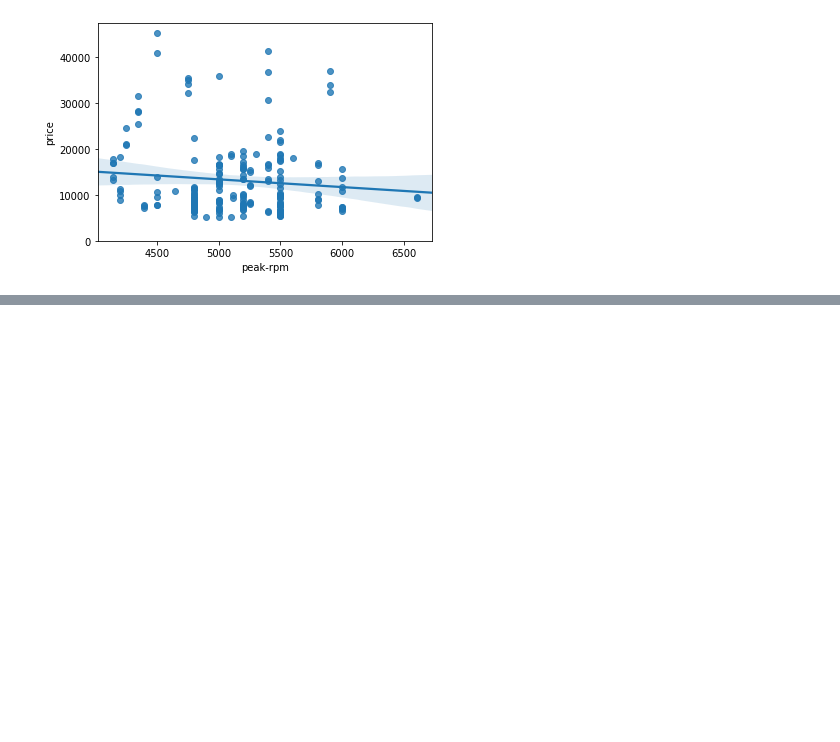
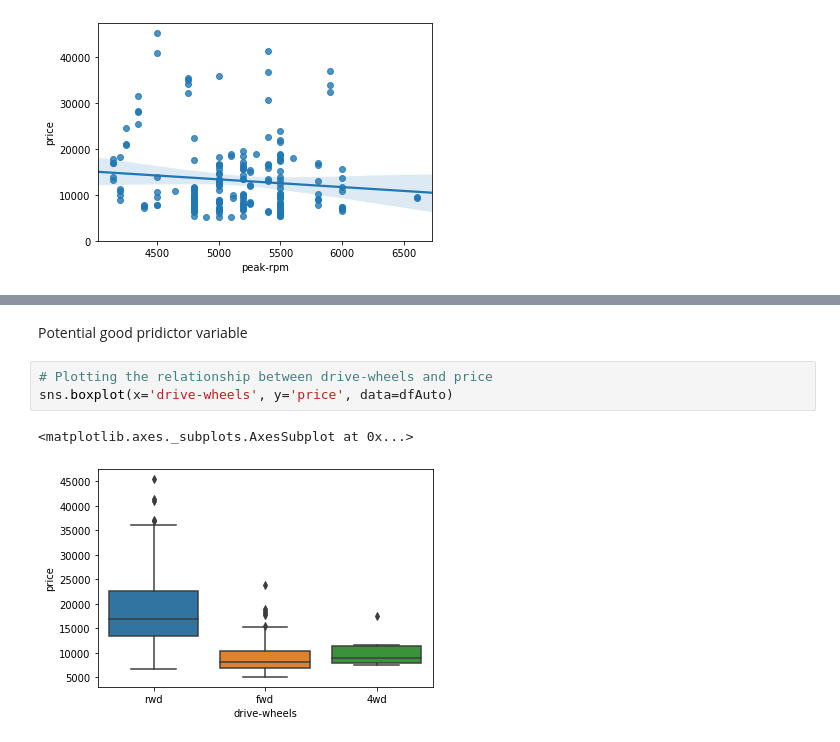
Before and after one commit to arorapankaj/cs_py_automobile_85, a Jupyter notebook: code/03_exploratory_data_analysis.ipynb, the cells around one changed output, grey strips where cells are left out. Drawn from its saved outputs; the diff is of its cells as text; blank space fills up the shorter version.

```diff
--- a/code/03_exploratory_data_analysis.ipynb
+++ b/code/03_exploratory_data_analysis.ipynb
@@ -102,0 +125,8 @@ plt.ylim(0,)
+# %% [markdown]
+Potential good pridictor variable
+# %%
+# Plotting the relationship between drive-wheels and price
+sns.boxplot(x='drive-wheels', y='price', data=dfAuto)
+# %% [output]
+<matplotlib.axes._subplots.AxesSubplot at 0x...>
+[figure, added]
```
Also changed, not shown: parts of 14 cells of this notebook.
